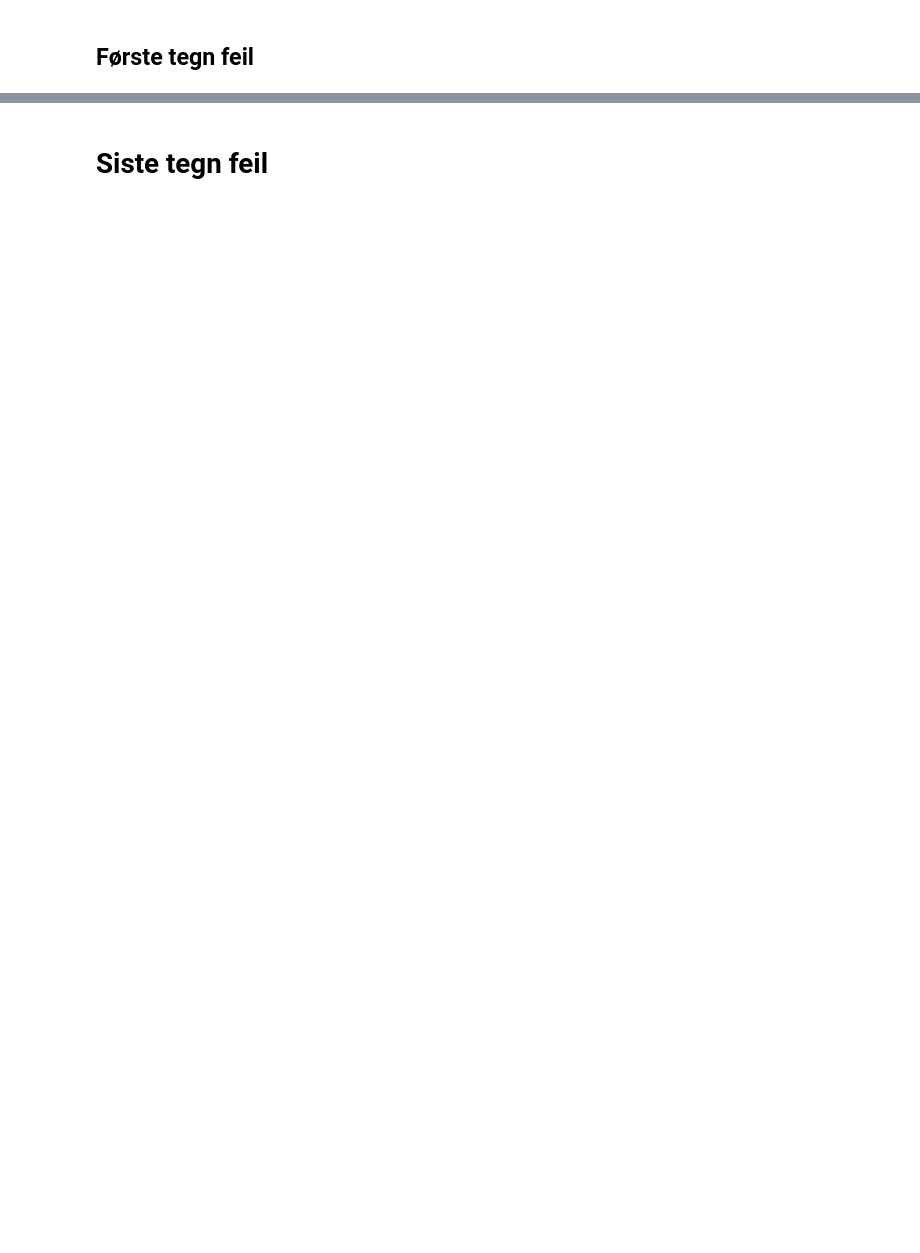
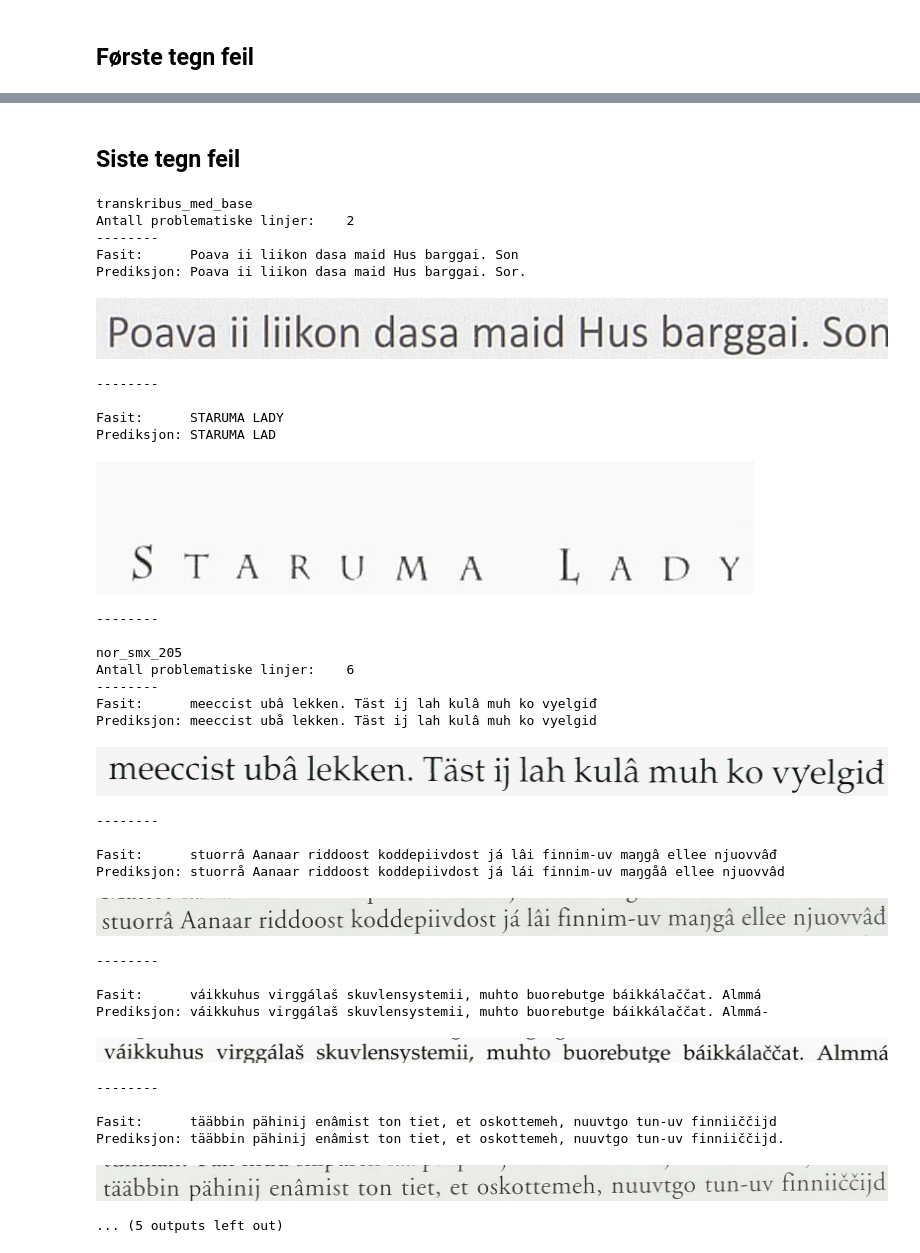
Before and after one commit to Sprakbanken/nodalida25_sami_ocr, a Jupyter notebook: notebooks/inspect_bad_lines.ipynb, the cells around one changed output, grey strips where cells are left out. Saved outputs shown, nothing was run; the diff lists cells and outputs as text; code cells hidden in the pictures; blank space fills up the shorter version.

```diff
--- a/notebooks/inspect_bad_lines.ipynb
+++ b/notebooks/inspect_bad_lines.ipynb
@@ -101,34 +143,72 @@ for model_dir in Path("../output/evaluation/line_level").iterdir():
 # %% [markdown]
-# Siste tegn feil
+## Siste tegn feil
 # %%
 import pandas as pd
 from find_bad_boxes import last_char_different
 from utils import clean_transcriptions
 from PIL import Image
 from pathlib import Path
 
 data_p = Path("../data/line_level/test")
 
-models = ["transkribus_med_base", "nor_smx_205"]
+
+models = ["transkribus_med_base", "transkribus_uten_base", "nor_smx_201", "nor_smx_206"]
+
 
 for model_dir in Path("../output/evaluation/line_level").iterdir():
     if model_dir.name not in models:
         continue
     print(model_dir.name)
     df = pd.read_csv(model_dir / "row_level.csv")
     df["transcription"] = clean_transcriptions(df.transcription)
     df = last_char_different(df)
     print(f"Antall problematiske linjer:    {len(df)}\n--------")
 
-    for e in df.itertuples():
-        try:
-            img = next(data_p.glob(f"*{e.image}"))
-        except Exception as _:
-            print(f"Fant ikke bildet {e.image} i {data_p}")
-            continue
-        print(f"Fasit:      {e.ground_truth}")
-        print(f"Prediksjon: {e.transcription}")
+    # for e in df.itertuples():
+    #     try:
+    #         img = next(data_p.glob(f"*{e.image}"))
+    #     except Exception as _:
+    #         print(f"Fant ikke bildet {e.image} i {data_p}")
+    #         continue
+    #     print(f"Fasit:      {e.ground_truth}")
+    #     print(f"Prediksjon: {e.transcription}")
 
-        img = Image.open(img)
-        display(img)
-        print("--------\n")
+    #     img = Image.open(img)
+    #     display(img)
+    #     print("--------\n")
+# %% [output]
+transkribus_med_base
+Antall problematiske linjer:    2
+--------
+Fasit:      Poava ii liikon dasa maid Hus barggai. Son
+Prediksjon: Poava ii liikon dasa maid Hus barggai. Sor.
+[figure, added]
+--------
+
+Fasit:      STARUMA LADY
+Prediksjon: STARUMA LAD
+[figure, added]
+--------
+
+nor_smx_205
+Antall problematiske linjer:    6
+--------
+Fasit:      meeccist ubâ lekken. Täst ij lah kulâ muh ko vyelgiđ
+Prediksjon: meeccist ubå lekken. Täst ij lah kulâ muh ko vyelgid
+[figure, added]
+--------
+
+Fasit:      stuorrâ Aanaar riddoost koddepiivdost já lâi finnim-uv maŋgâ ellee njuovvâđ
+Prediksjon: stuorrå Aanaar riddoost koddepiivdost já lái finnim-uv maŋgåâ ellee njuovvâd
+[figure, added]
+--------
+
+Fasit:      váikkuhus virggálaš skuvlensystemii, muhto buorebutge báikkálaččat. Almmá
+Prediksjon: váikkuhus virggálaš skuvlensystemii, muhto buorebutge báikkálaččat. Almmá-
+[figure, added]
+--------
+
+Fasit:      tääbbin pähinij enâmist ton tiet, et oskottemeh, nuuvtgo tun-uv finniiččijd
+Prediksjon: tääbbin pähinij enâmist ton tiet, et oskottemeh, nuuvtgo tun-uv finniiččijd.
+[figure, added]
+... (5 outputs left out)
```
Also changed, not shown: parts of 3 cells of this notebook, 3 other files.
